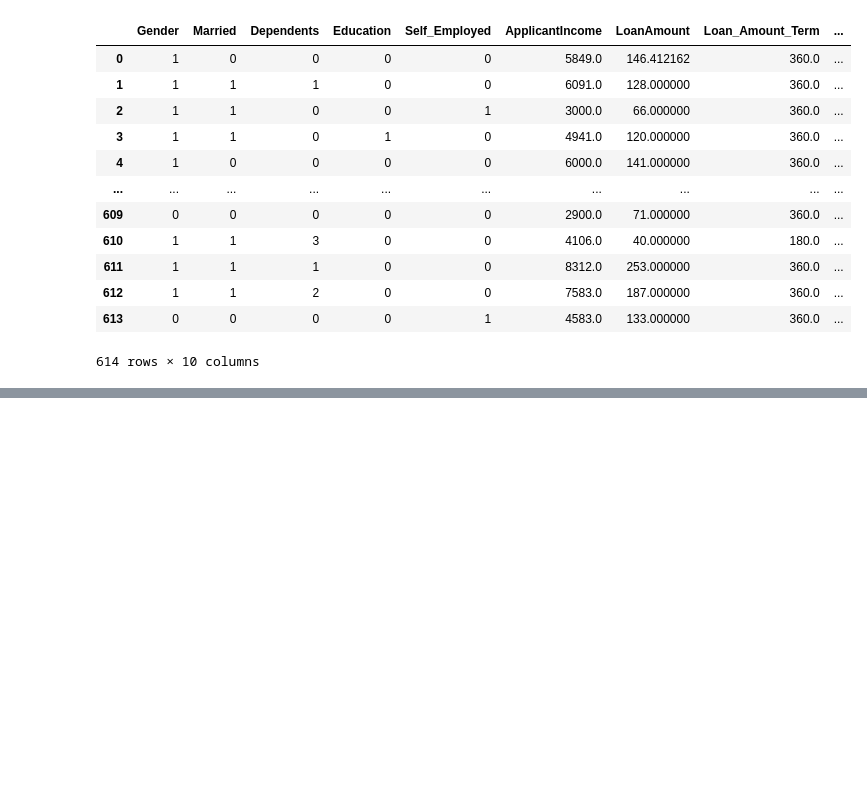
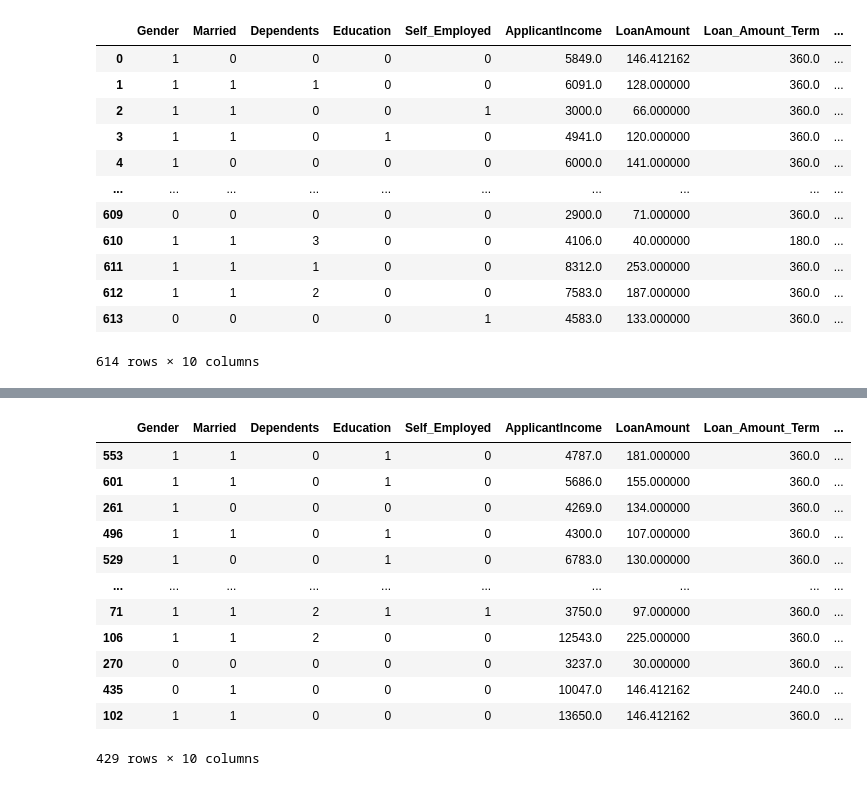
Before and after one commit to nnkrishnakumar/MLOps, a Jupyter notebook: loan_EDA_dataset.ipynb, the cells around one changed output, grey strips where cells are left out. Drawn from its saved outputs; the diff is of its cells as text; code cells hidden in the pictures; blank space fills up the shorter version.

```diff
--- a/loan_EDA_dataset.ipynb
+++ b/loan_EDA_dataset.ipynb
@@ -451,3 +451,6 @@ train_df
 614 rows × 10 columns
 # %%
 # Building the Model
+# %%
+from sklearn.model_selection import train_test_split
+X_train,X_test,y_train,y_test=train_test_split(train_df,train_y,test_size=0.3,random_state=42)
@@ -453,0 +472,16 @@ train_df
+# %%
+X_train
+# %% [output]
+|  | Gender | Married | Dependents | Education | Self_Employed | ApplicantIncome | LoanAmount | Loan_Amount_Term | ... |
+| 553 | 1 | 1 | 0 | 1 | 0 | 4787.0 | 181.000000 | 360.0 | ... |
+| 601 | 1 | 1 | 0 | 1 | 0 | 5686.0 | 155.000000 | 360.0 | ... |
+| 261 | 1 | 0 | 0 | 0 | 0 | 4269.0 | 134.000000 | 360.0 | ... |
+| 496 | 1 | 1 | 0 | 1 | 0 | 4300.0 | 107.000000 | 360.0 | ... |
+| 529 | 1 | 0 | 0 | 1 | 0 | 6783.0 | 130.000000 | 360.0 | ... |
+| ... | ... | ... | ... | ... | ... | ... | ... | ... | ... |
+| 71 | 1 | 1 | 2 | 1 | 1 | 3750.0 | 97.000000 | 360.0 | ... |
+| 106 | 1 | 1 | 2 | 0 | 0 | 12543.0 | 225.000000 | 360.0 | ... |
+| 270 | 0 | 0 | 0 | 0 | 0 | 3237.0 | 30.000000 | 360.0 | ... |
+| 435 | 0 | 1 | 0 | 0 | 0 | 10047.0 | 146.412162 | 240.0 | ... |
+| 102 | 1 | 1 | 0 | 0 | 0 | 13650.0 | 146.412162 | 360.0 | ... |
+429 rows × 10 columns
```
Also changed, not shown: parts of 17 cells of this notebook, 2 other files.
